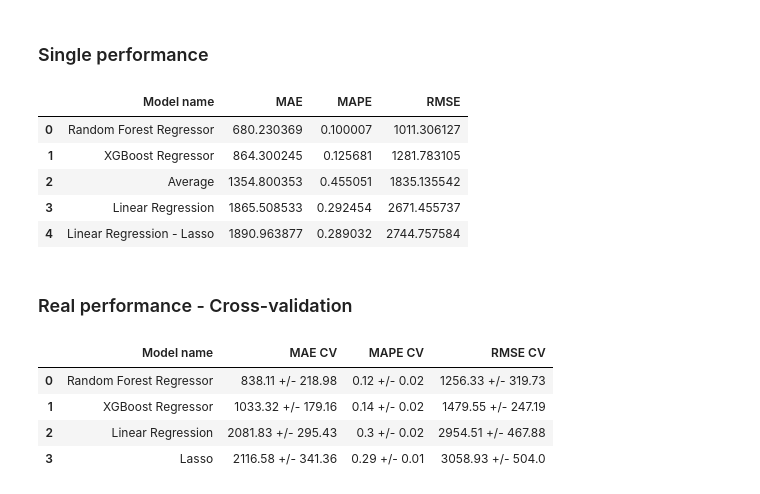
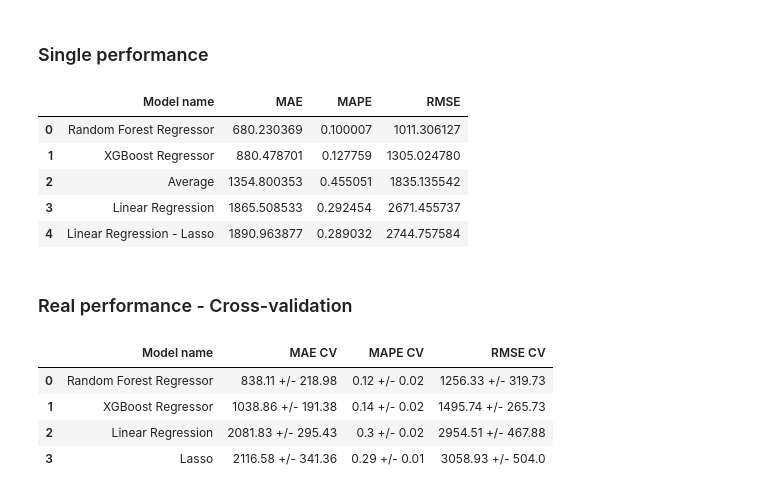
Before and after one commit to CleitonAmbrosio/Rossmann-Stores-Sales-Forecast, a Jupyter notebook: notebooks/cycle1_store_sales_prediction.ipynb, the cells around one changed output. Drawn from its saved outputs; the diff is of its cells as text; code cells hidden in the pictures.

```diff
--- a/notebooks/cycle1_store_sales_prediction.ipynb
+++ b/notebooks/cycle1_store_sales_prediction.ipynb
@@ -1220,7 +1230,7 @@ lasso_result
 # %% [markdown]
 ### Cross-validation
 # %%
-lasso_result_cv = cross_validation( x_training, 5, 'Lasso', lrr, verbose=True )
+lasso_result_cv = cross_validation( x_training, 5, 'Lasso', lasso, verbose=True )
 # %% [output]
 KFold number: 0
 
@@ -1279,7 +1289,7 @@ model_xgb = xgb.XGBRegressor( objective='reg:squarederror',
                               eta=0.01,
                               max_depth=10,
                               subsample=0.7,
-                              colsample_bytee=0.9 ).fit( x_train, y_train )
+                              colsample_bytree=0.9 ).fit( x_train, y_train )
 
 # Prediction
 yhat_xgb = model_xgb.predict( x_test )
@@ -1315,18 +1325,18 @@ modeling_results
 # %% [output]
 |  | Model name | MAE | MAPE | RMSE |
 | 0 | Random Forest Regressor | 680.230369 | 0.100007 | 1011.306127 |
-| 1 | XGBoost Regressor | 864.300245 | 0.125681 | 1281.783105 |
+| 1 | XGBoost Regressor | 880.478701 | 0.127759 | 1305.024780 |
 | 2 | Average | 1354.800353 | 0.455051 | 1835.135542 |
 | 3 | Linear Regression | 1865.508533 | 0.292454 | 2671.455737 |
 | 4 | Linear Regression - Lasso | 1890.963877 | 0.289032 | 2744.757584 |
 # %% [markdown]
 ### Real performance - Cross-validation
 # %%
-modeling_results_cv = pd.concat( [lr_result_cv, lrr_result_cv, rf_result_cv, xgb_result_cv] ).sort_values( 'RMSE CV' ).reset_index( drop=True )
+modeling_results_cv = pd.concat( [lr_result_cv, lasso_result_cv, rf_result_cv, xgb_result_cv] ).sort_values( 'RMSE CV' ).reset_index( drop=True )
 modeling_results_cv
 # %% [output]
 |  | Model name | MAE CV | MAPE CV | RMSE CV |
 | 0 | Random Forest Regressor | 838.11 +/- 218.98 | 0.12 +/- 0.02 | 1256.33 +/- 319.73 |
-| 1 | XGBoost Regressor | 1033.32 +/- 179.16 | 0.14 +/- 0.02 | 1479.55 +/- 247.19 |
+| 1 | XGBoost Regressor | 1038.86 +/- 191.38 | 0.14 +/- 0.02 | 1495.74 +/- 265.73 |
 | 2 | Linear Regression | 2081.83 +/- 295.43 | 0.3 +/- 0.02 | 2954.51 +/- 467.88 |
 | 3 | Lasso | 2116.58 +/- 341.36 | 0.29 +/- 0.01 | 3058.93 +/- 504.0 |
```
Also changed, not shown: parts of 22 cells of this notebook.
